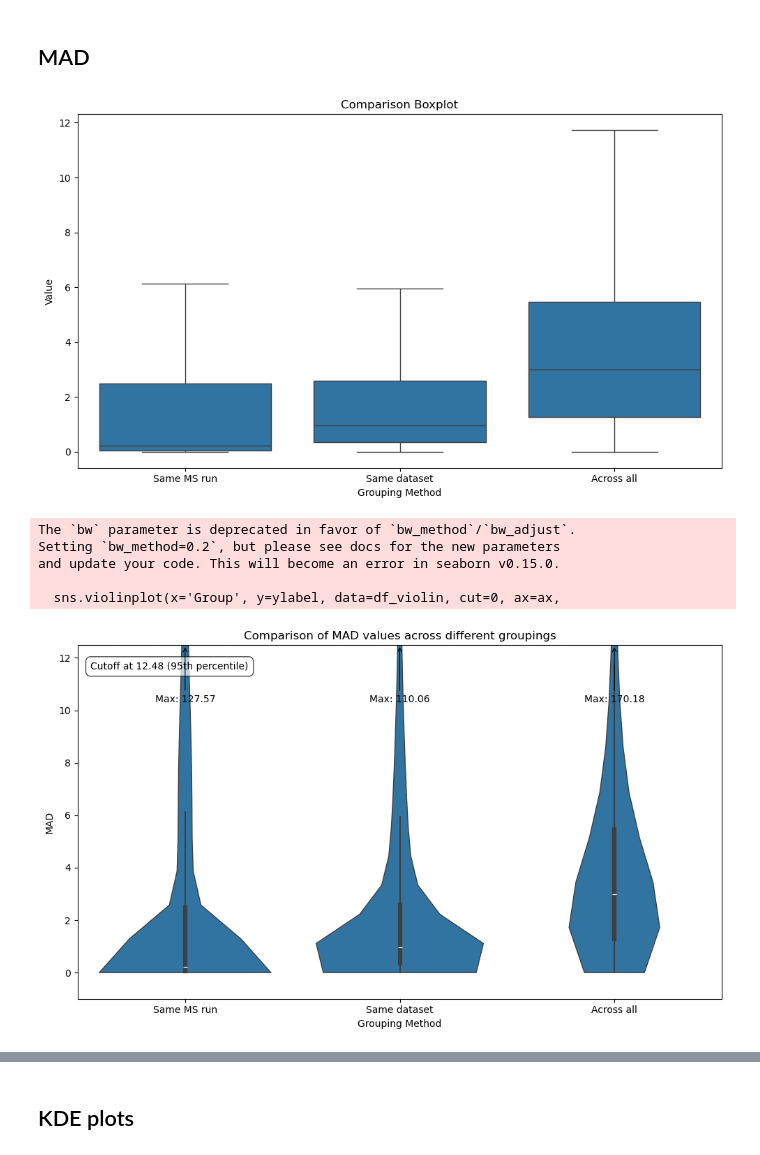
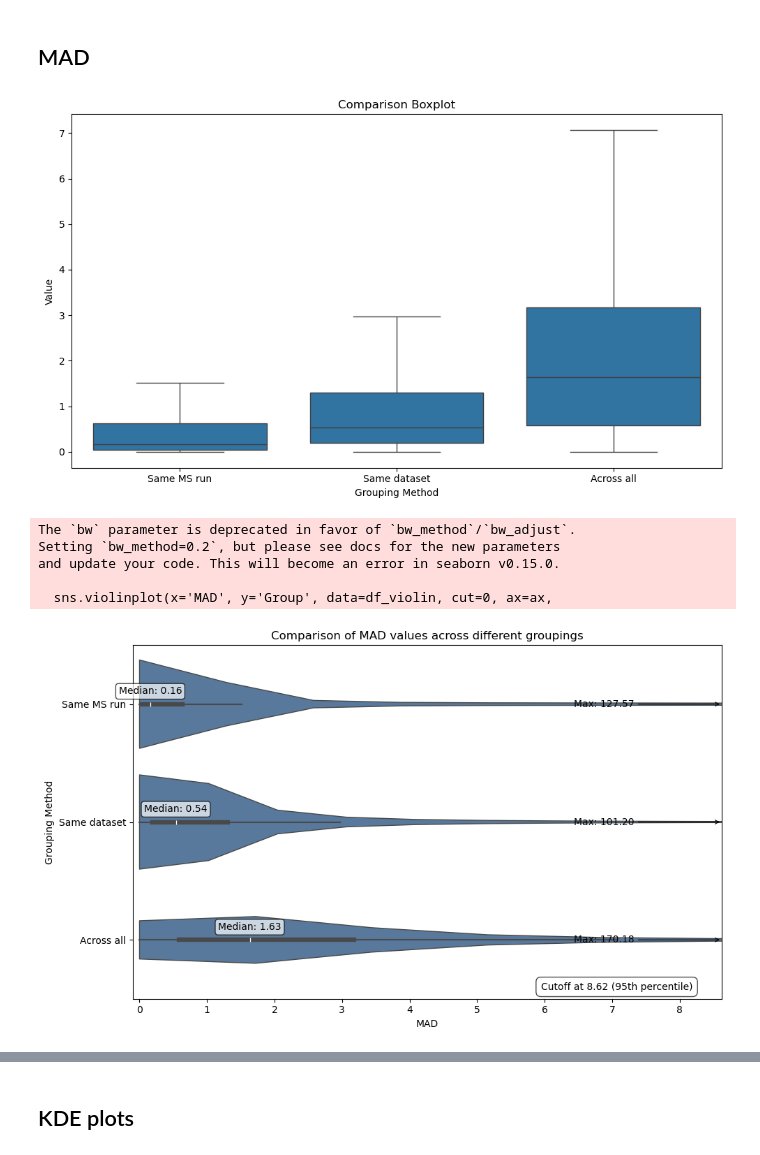
Before and after one commit to WannesLamberts/MTL-peptide-property-prediction-pool, a Jupyter notebook: notebooks/data_analysis/analysis_tasks_combined.ipynb, the cells around one changed output, grey strips where cells are left out. Cells and saved outputs as stored; diff of their text form; code cells hidden in the pictures.

```diff
--- a/notebooks/data_analysis/analysis_tasks_combined.ipynb
+++ b/notebooks/data_analysis/analysis_tasks_combined.ipynb
@@ -97,26 +101,42 @@ df = pd.read_parquet(DATASET,engine="pyarrow")
 # %% [markdown]
 ## MAD
 # %%
-def mean_absolute_deviation(series,threshhold):
-    if len(series)<threshhold:
+def median_absolute_deviation(series, threshold=None):
+    if threshold is not None and len(series) < threshold:
         return None
-    return (series - series.mean()).abs().mean()
+
+    # Convert to numpy array if it's not already
+    if isinstance(series, pd.Series):
+        data = series.values
+    else:
+        data = np.asarray(series)
+
+    # Calculate the median
+    median_value = np.median(data)
+
+    # Calculate the absolute deviations from the median
+    abs_deviations = np.abs(data - median_value)
+
+    # Calculate the median of the absolute deviations
+    mad = np.median(abs_deviations)
+
+    return mad
 # %%
-mean_same_msrun = df.groupby(['sequence', 'filename'])['iRT'].apply(lambda x: mean_absolute_deviation(x, 2)).dropna()
-mean_across_dataset = df.groupby(['sequence', 'dataset'])['iRT'].apply(lambda x: mean_absolute_deviation(x, 2)).dropna()
-mean_across_all = df.groupby(['sequence'])['iRT'].apply(lambda x: mean_absolute_deviation(x, 2)).dropna()
+median_same_msrun = df.groupby(['sequence', 'filename'])['iRT'].apply(lambda x: median_absolute_deviation(x, 2)).dropna()
+median_across_dataset = df.groupby(['sequence', 'dataset'])['iRT'].apply(lambda x: median_absolute_deviation(x, 2)).dropna()
+median_across_all = df.groupby(['sequence'])['iRT'].apply(lambda x: median_absolute_deviation(x, 2)).dropna()
 # %%
-create_MAD_comparison_boxplot([mean_same_msrun,mean_across_dataset,mean_across_all],["Same MS run","Same dataset","Across all"])
+create_MAD_comparison_boxplot([median_same_msrun,median_across_dataset,median_across_all],["Same MS run","Same dataset","Across all"])
 # %% [output]
-[figure, old version]
+[figure, new version]
 # %%
-create_MAD_comparison_violinplot([mean_same_msrun,mean_across_dataset,mean_across_all],["Same MS run","Same dataset","Across all"])
+create_MAD_comparison_violinplot([median_same_msrun,median_across_dataset,median_across_all],["Same MS run","Same dataset","Across all"])
 # %% [output]
 The `bw` parameter is deprecated in favor of `bw_method`/`bw_adjust`.
 Setting `bw_method=0.2`, but please see docs for the new parameters
 and update your code. This will become an error in seaborn v0.15.0.
 
-  sns.violinplot(x='Group', y=ylabel, data=df_violin, cut=0, ax=ax,
+  sns.violinplot(x='MAD', y='Group', data=df_violin, cut=0, ax=ax,
-[figure, old version]
+[figure, new version]
 # %%
 comparison = pd.Series(
```
Also changed, not shown: parts of 5 cells of this notebook, 4 other files.
